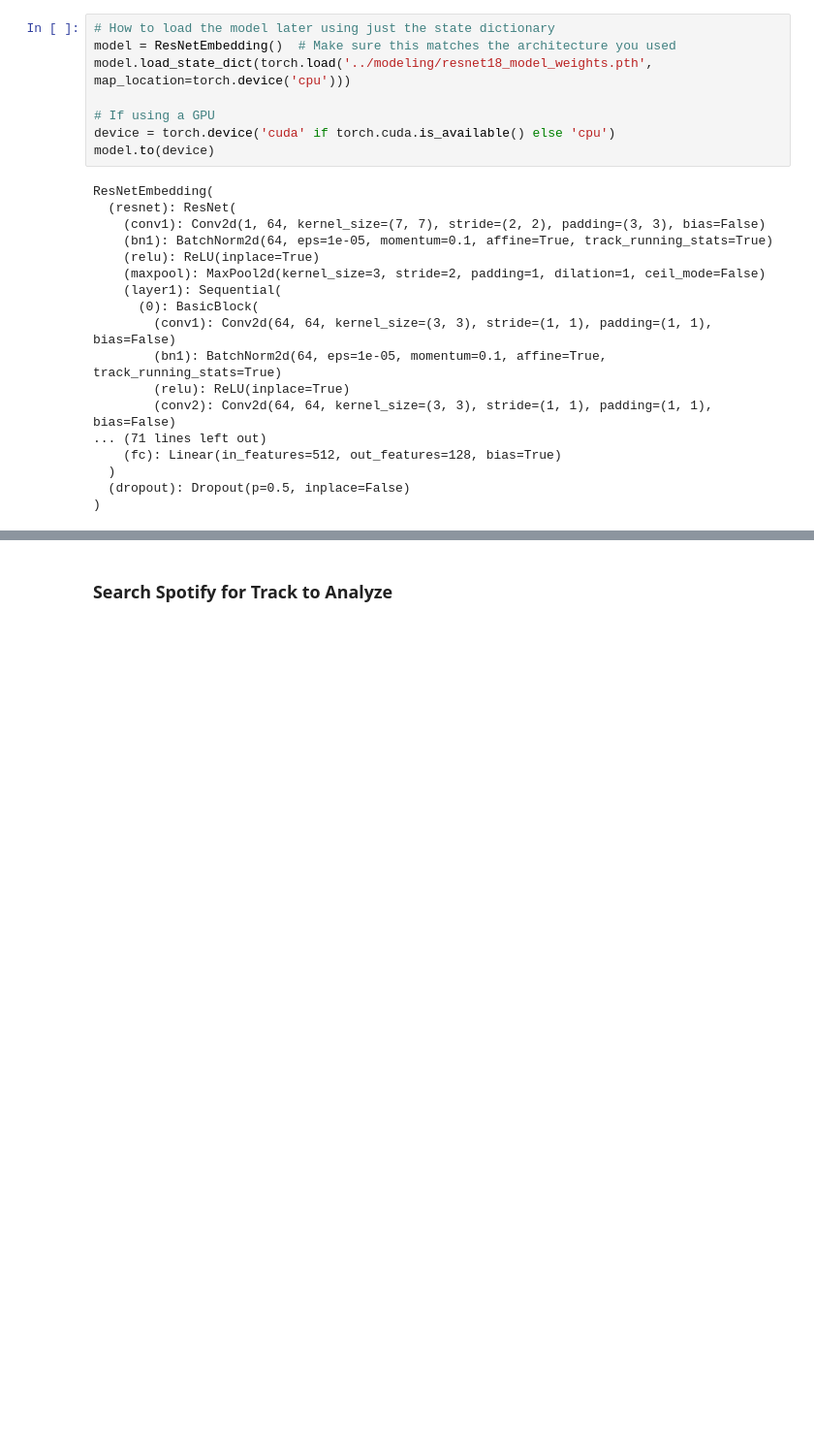
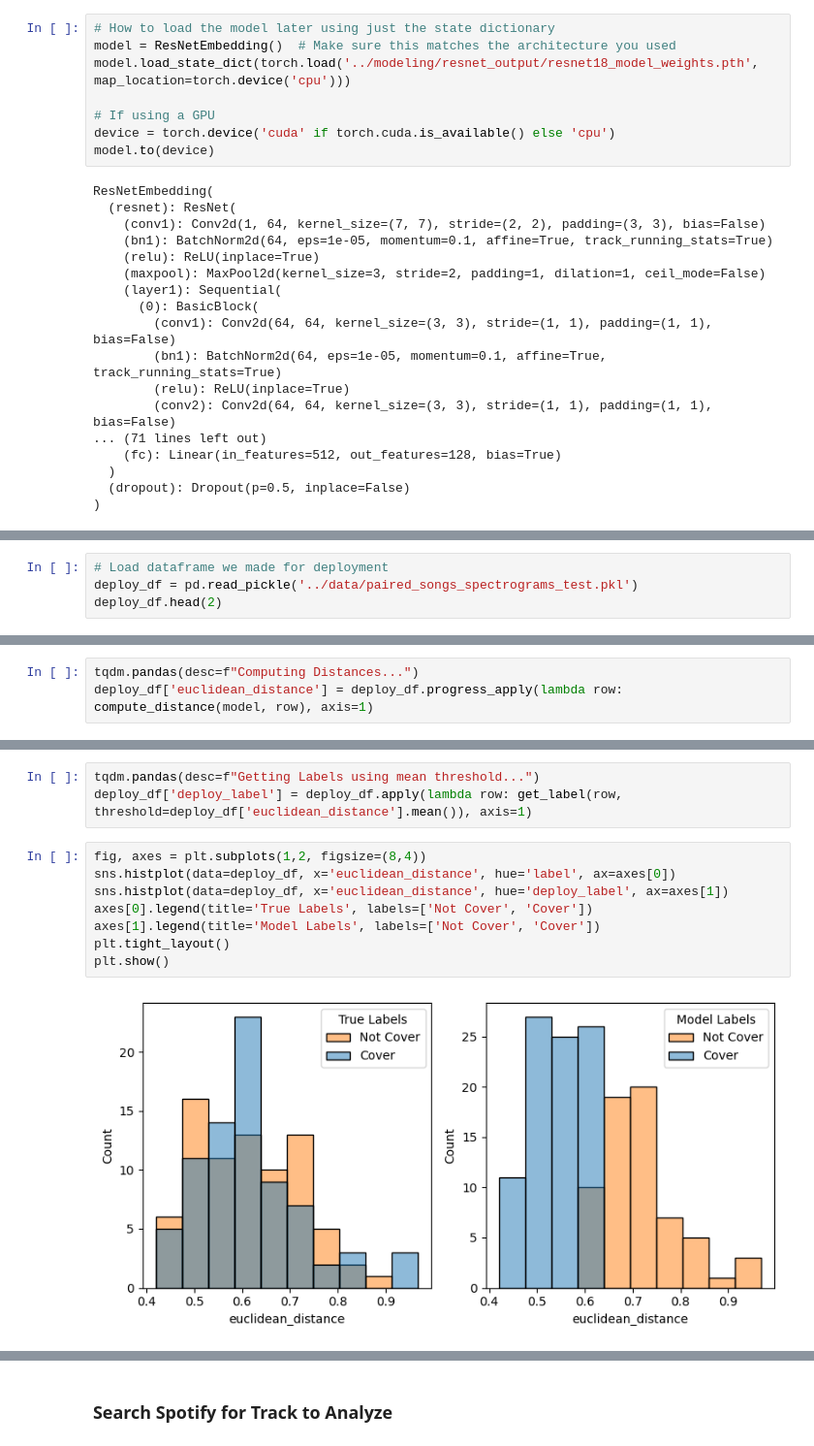
Before and after one commit to reggiebain/song-similarity-erdos, a Jupyter notebook: deployment/deploy-model-2-songs.ipynb, the cells around one changed output, grey strips where cells are left out. Shown at 97% size. Drawn from its saved outputs; the diff is of its cells as text; blank space fills up the shorter version.

```diff
--- a/deployment/deploy-model-2-songs.ipynb
+++ b/deployment/deploy-model-2-songs.ipynb
@@ -49,7 +50,7 @@ class ResNetEmbedding(nn.Module):
 # %%
 # How to load the model later using just the state dictionary
 model = ResNetEmbedding()  # Make sure this matches the architecture you used
-model.load_state_dict(torch.load('../modeling/resnet18_model_weights.pth', map_location=torch.device('cpu')))
+model.load_state_dict(torch.load('../modeling/resnet_output/resnet18_model_weights.pth', map_location=torch.device('cpu')))
 
 # If using a GPU
 device = torch.device('cuda' if torch.cuda.is_available() else 'cpu')
@@ -132,0 +106,4 @@ def compute_euclidean_distance(embedding1, embedding2):
+# %%
+# Load dataframe we made for deployment
+deploy_df = pd.read_pickle('../data/paired_songs_spectrograms_test.pkl')
+deploy_df.head(2)
@@ -132,0 +114,3 @@ def compute_euclidean_distance(embedding1, embedding2):
+# %%
+tqdm.pandas(desc=f"Computing Distances...")
+deploy_df['euclidean_distance'] = deploy_df.progress_apply(lambda row: compute_distance(model, row), axis=1)
@@ -132,0 +137,13 @@ def compute_euclidean_distance(embedding1, embedding2):
+# %%
+tqdm.pandas(desc=f"Getting Labels using mean threshold...")
+deploy_df['deploy_label'] = deploy_df.apply(lambda row: get_label(row, threshold=deploy_df['euclidean_distance'].mean()), axis=1)
+# %%
+fig, axes = plt.subplots(1,2, figsize=(8,4))
+sns.histplot(data=deploy_df, x='euclidean_distance', hue='label', ax=axes[0])
+sns.histplot(data=deploy_df, x='euclidean_distance', hue='deploy_label', ax=axes[1])
+axes[0].legend(title='True Labels', labels=['Not Cover', 'Cover'])
+axes[1].legend(title='Model Labels', labels=['Not Cover', 'Cover'])
+plt.tight_layout()
+plt.show()
+# %% [output]
+[figure, added]
```
Also changed, not shown: parts of 21 cells of this notebook, 8 other files.
